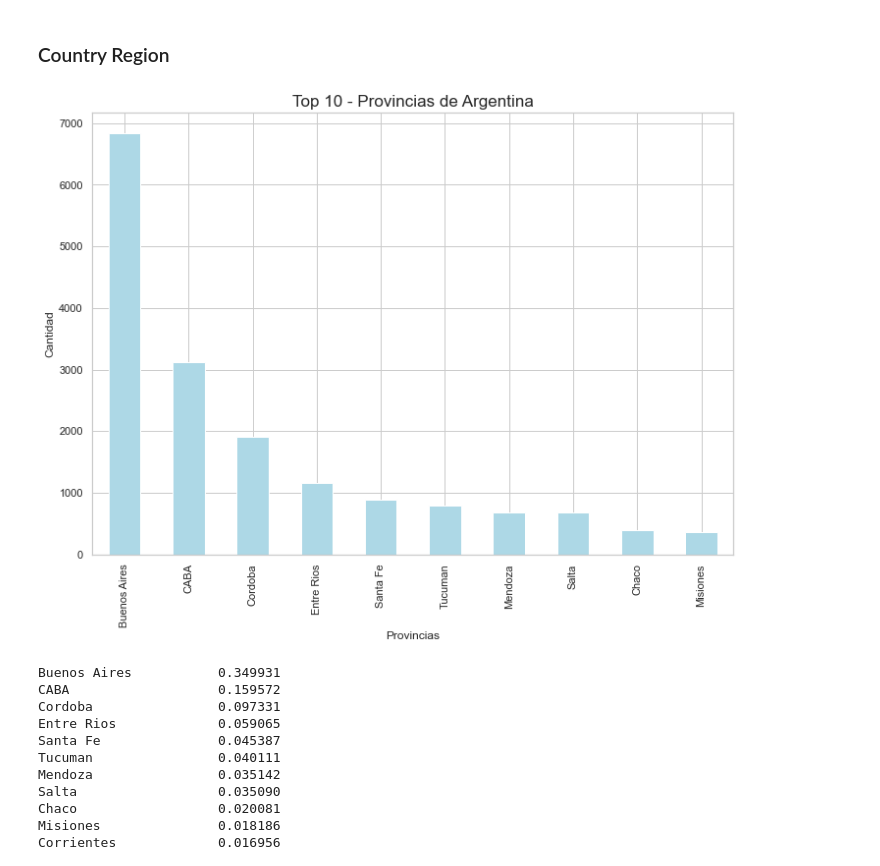
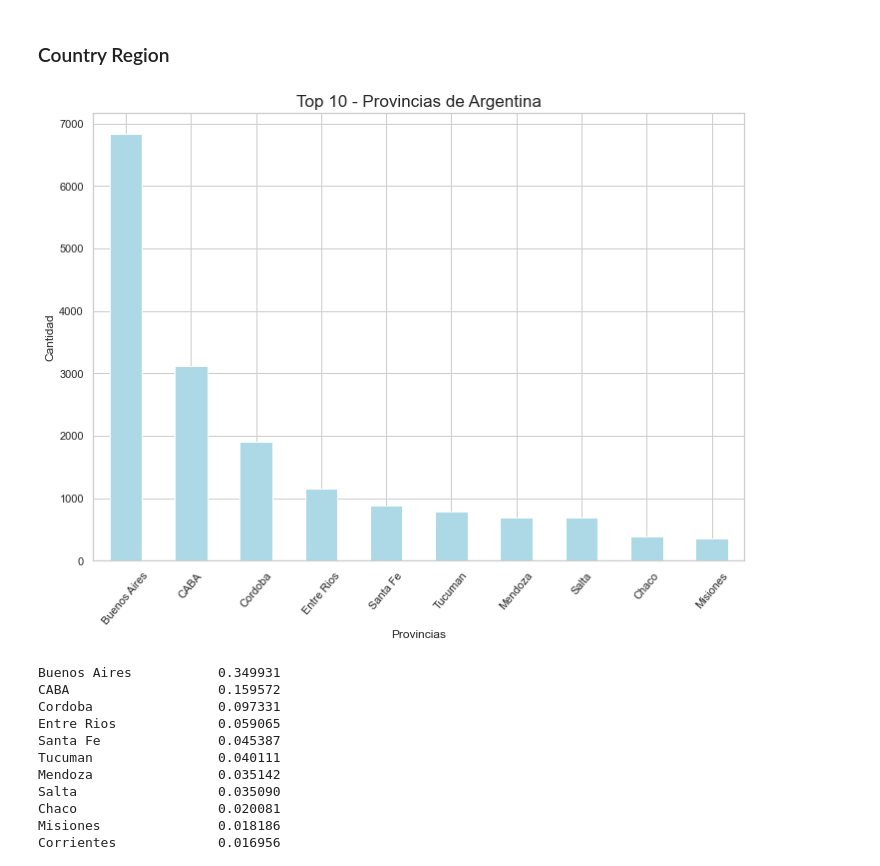
Before and after one commit to rodolfopardo/etermax, a Jupyter notebook: etermax_tecnico.ipynb, the cells around one changed output. Cells and saved outputs as stored; diff of their text form; code cells hidden in the pictures.

```diff
--- a/etermax_tecnico.ipynb
+++ b/etermax_tecnico.ipynb
@@ -531,13 +531,13 @@ Name: platform, dtype: float64
 # %%
 #Top 10 provincias de mayor presencia
 
-juego['country_region'].value_counts().head(10).plot.bar(color = "lightblue")
+juego['country_region'].value_counts().head(10).plot.bar(color = "lightblue", rot = 50)
 plt.title('Top 10 - Provincias de Argentina', fontsize = 17)
 plt.xlabel('Provincias')
 plt.ylabel('Cantidad')
 plt.show()
 # %% [output]
-[figure, old version]
+[figure, new version]
 # %%
 juego['country_region'].value_counts(normalize = True)
 # %% [output]
```
Also changed, not shown: parts of 42 cells of this notebook, 1 other file.
